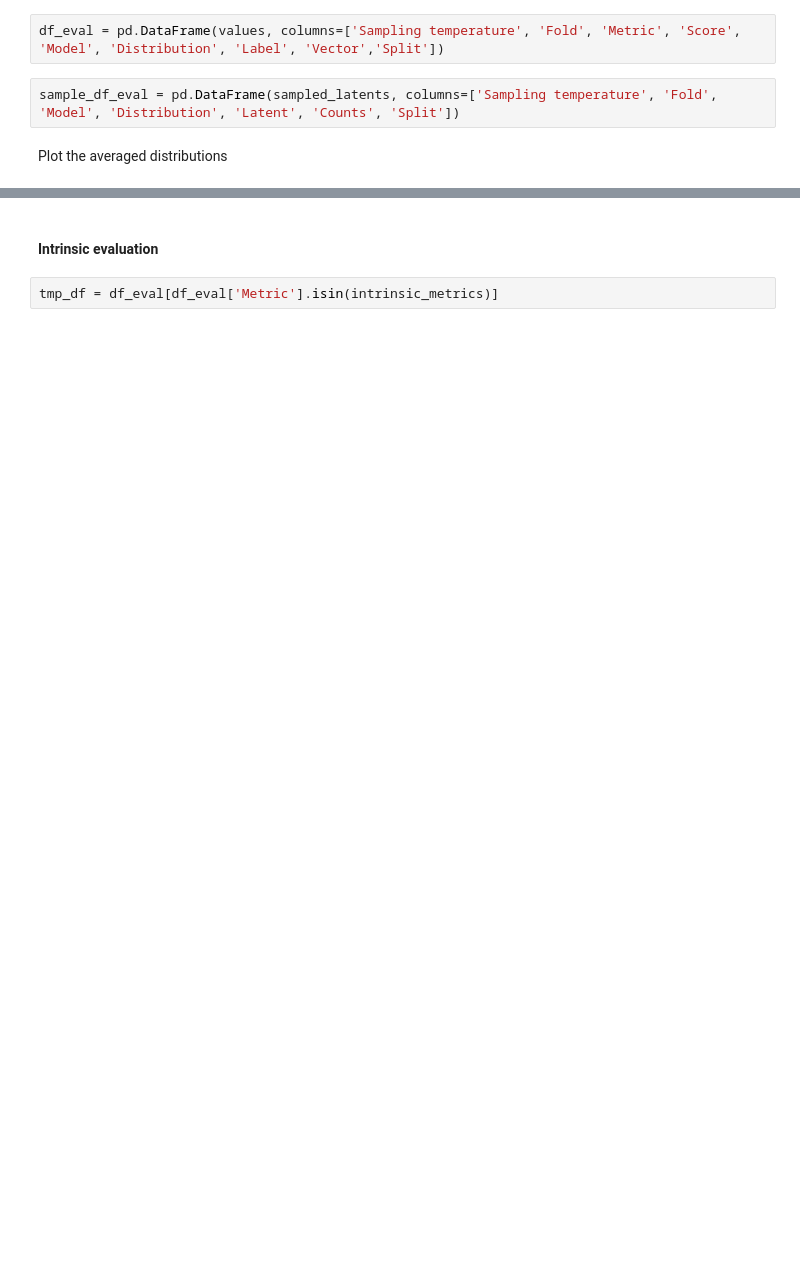
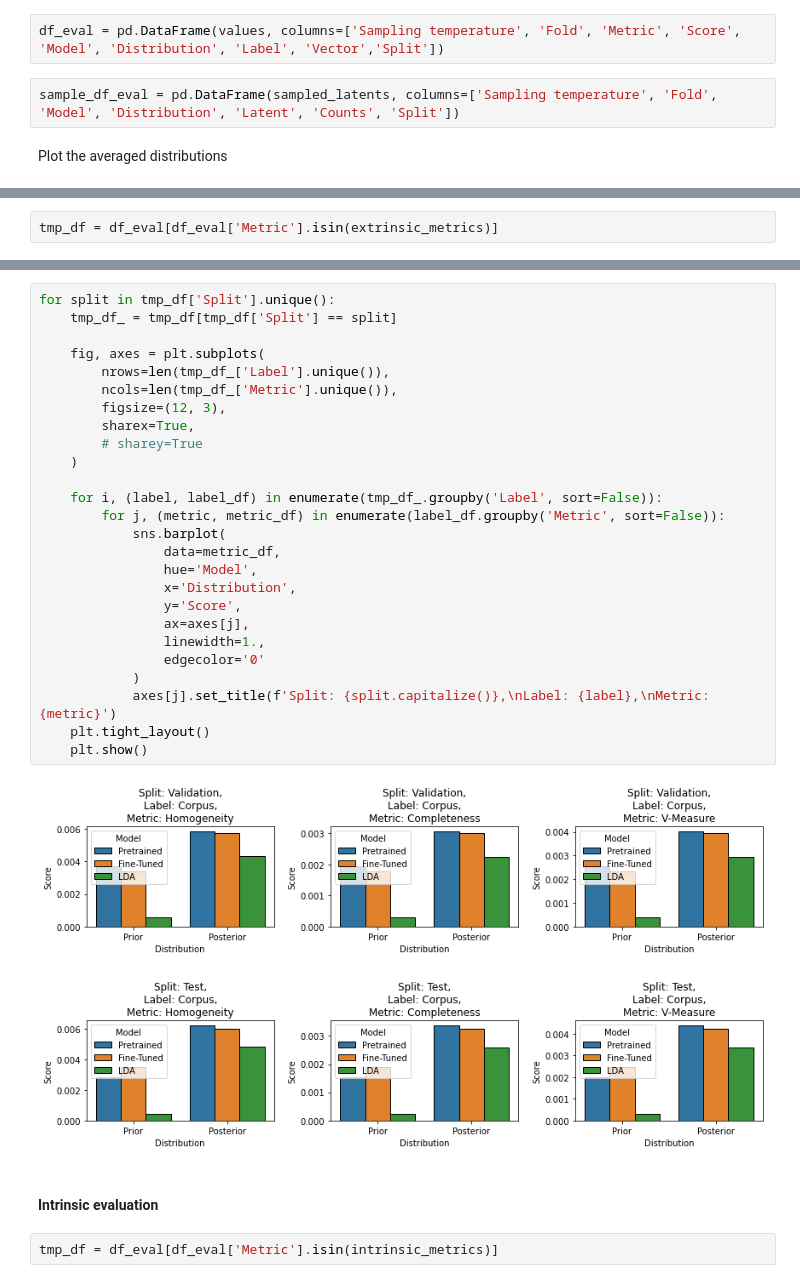
Before and after one commit to vincenzo-scotti/dldlm, a Jupyter notebook: notebooks/evaluation.ipynb, the cells around one changed output, grey strips where cells are left out. Saved outputs shown, nothing was run; the diff lists cells and outputs as text; blank space fills up the shorter version.

```diff
--- a/notebooks/evaluation.ipynb
+++ b/notebooks/evaluation.ipynb
@@ -344,0 +375,2 @@ for split in sample_df_eval['Split'].unique():
+# %%
+tmp_df = df_eval[df_eval['Metric'].isin(extrinsic_metrics)]
@@ -345,3 +386,32 @@ for split in sample_df_eval['Split'].unique():
+# %%
+for split in tmp_df['Split'].unique():
+    tmp_df_ = tmp_df[tmp_df['Split'] == split]
+
+    fig, axes = plt.subplots(
+        nrows=len(tmp_df_['Label'].unique()),
+        ncols=len(tmp_df_['Metric'].unique()),
+        figsize=(12, 3),
+        sharex=True,
+        # sharey=True
+    )
+
+    for i, (label, label_df) in enumerate(tmp_df_.groupby('Label', sort=False)):
+        for j, (metric, metric_df) in enumerate(label_df.groupby('Metric', sort=False)):
+            sns.barplot(
+                data=metric_df,
+                hue='Model',
+                x='Distribution',
+                y='Score',
+                ax=axes[j],
+                linewidth=1.,
+                edgecolor='0'
+            )
+            axes[j].set_title(f'Split: {split.capitalize()},\nLabel: {label},\nMetric: {metric}')
+    plt.tight_layout()
+    plt.show()
+# %% [output]
+[figure, added]
+[figure, added]
 # %% [markdown]
 #### Intrinsic evaluation
 # %%
```
Also changed, not shown: parts of 32 cells of this notebook, 1 other file.
